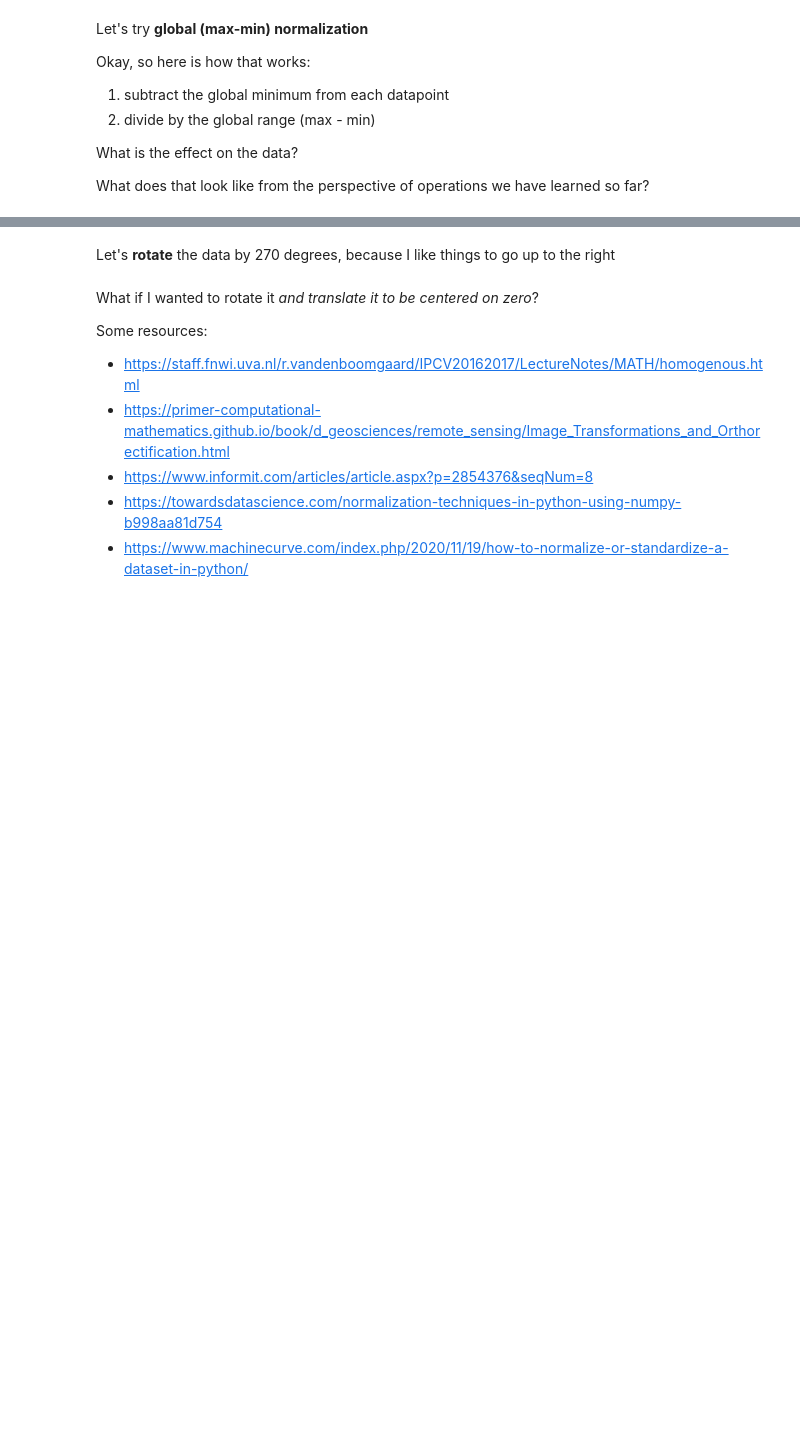
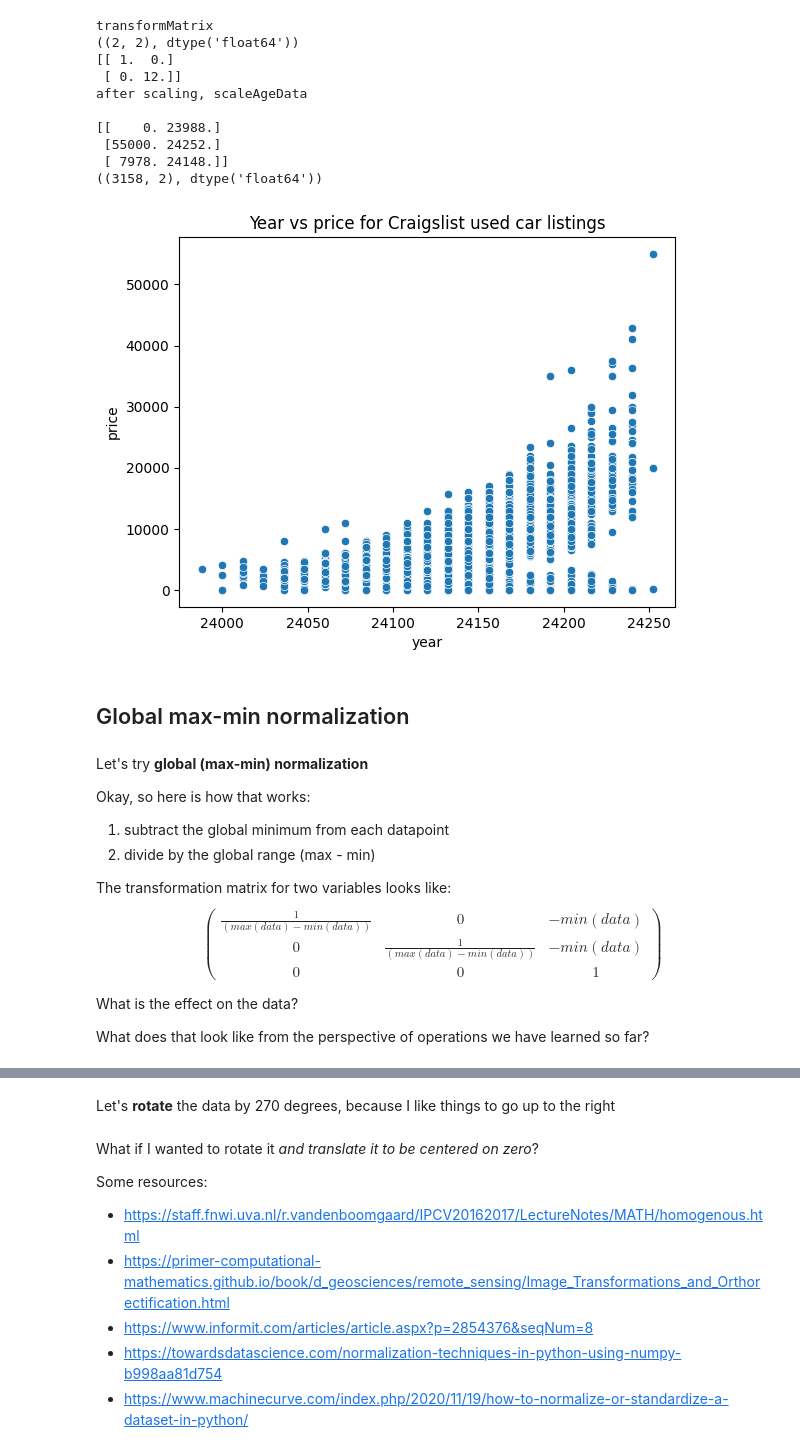
Before and after one commit to ajstent/CS252S22, a Jupyter notebook: Day7.ipynb, the cells around one changed output, grey strips where cells are left out. Cells and saved outputs as stored; diff of their text form; code cells hidden in the pictures; blank space fills up the shorter version.

```diff
--- a/Day7.ipynb
+++ b/Day7.ipynb
@@ -90,15 +142,29 @@ Let's **scale** that age column so it's months instead of years
 # %%
-scaleTransform = np.eye(3, 3, dtype=int)
+scaleTransform = np.eye(reducedData.shape[1], dtype=float)
 scaleTransform[1, 1] = 12
 print("transformMatrix")
 print(getShapeType(scaleTransform))
 print(scaleTransform)
 
-scaleAgeData = (scaleTransform@translatePriceData.T).T
+scaleAgeData = (scaleTransform@reducedData.T).T
 print("after scaling, scaleAgeData")
 print(getSummaryStatistics(scaleAgeData))
 print(getShapeType(scaleAgeData))
 plot2d(scaleAgeData)
+# %% [output]
+transformMatrix
+((2, 2), dtype('float64'))
+[[ 1.  0.]
+ [ 0. 12.]]
+after scaling, scaleAgeData
+
+[[    0. 23988.]
+ [55000. 24252.]
+ [ 7978. 24148.]]
+((3158, 2), dtype('float64'))
+[figure, added]
+# %% [markdown]
+## Global max-min normalization
 # %% [markdown]
 Let's try **global (max-min) normalization**
 
@@ -106,6 +172,10 @@ Okay, so here is how that works:
 1. subtract the global minimum from each datapoint
 2. divide by the global range (max - min)
 
+The transformation matrix for two variables looks like:
+$$\begin{pmatrix} \frac{1}{(max(data)-min(data))} & 0 & -min(data) \\ 0 & \frac{1}{(max(data)-min(data))} & -min(data) \\ 0 & 0 & 1\end{pmatrix}$$
+
+
 What is the effect on the data?
 
 What does that look like from the perspective of operations we have learned so far?
```
Also changed, not shown: parts of 37 cells of this notebook, 2 other files.
